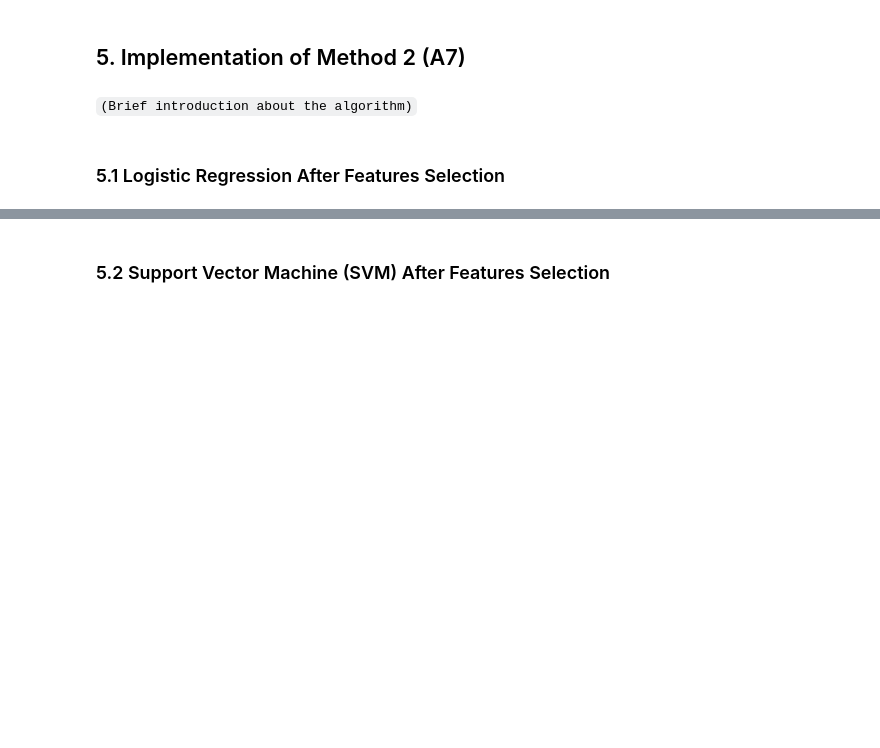
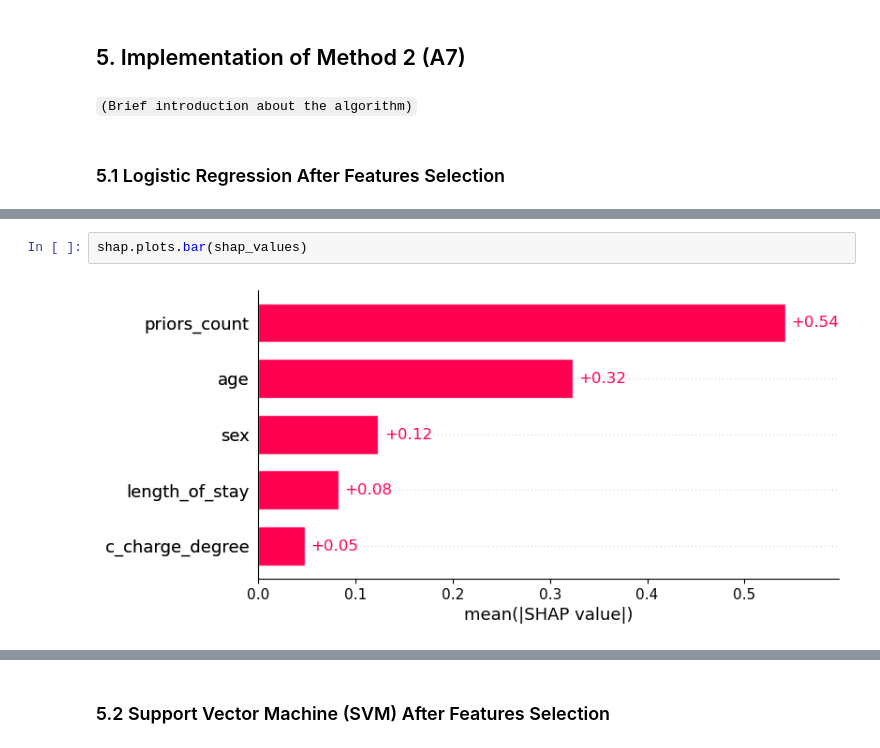
Before and after one commit to TZstatsADS/fall2022-project4-prj4-group6, a Jupyter notebook: doc/main-yayuan.ipynb, the cells around one changed output, grey strips where cells are left out. Saved outputs shown, nothing was run; the diff lists cells and outputs as text; blank space fills up the shorter version.

```diff
--- a/doc/main-yayuan.ipynb
+++ b/doc/main-yayuan.ipynb
@@ -158,0 +195,4 @@ pd.DataFrame(summary_svm)
+# %%
+shap.plots.bar(shap_values)
+# %% [output]
+[figure, added]
```
Also changed, not shown: parts of 8 cells of this notebook.
